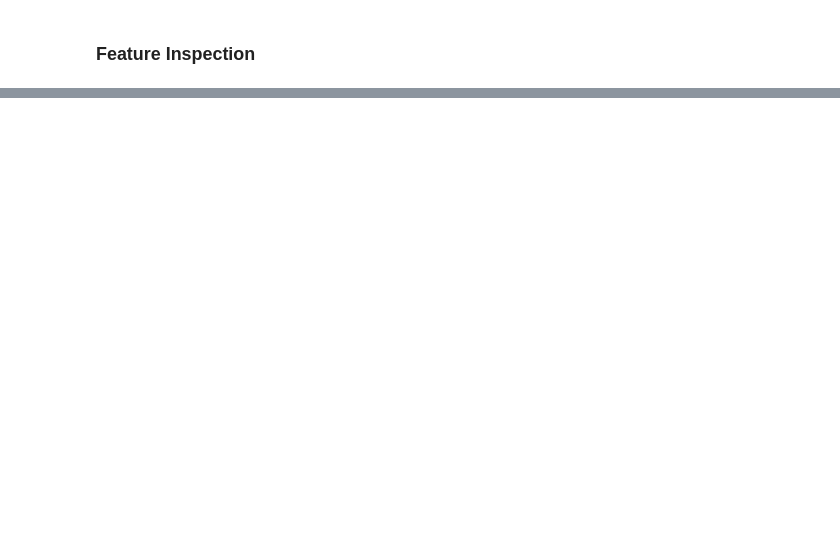
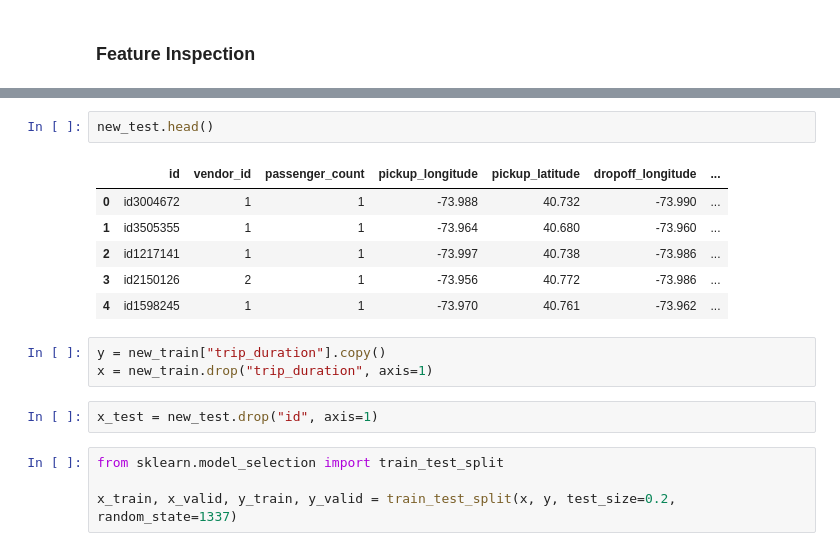
Before and after one commit to gregvidy/nyc_taxi_trip_kaggle, a Jupyter notebook: EDA.ipynb, the cells around one changed output, grey strips where cells are left out. Cells and saved outputs as stored; diff of their text form; blank space fills up the shorter version.

```diff
--- a/EDA.ipynb
+++ b/EDA.ipynb
@@ -178,0 +232,18 @@ plt.show()
+# %%
+new_test.head()
+# %% [output]
+|  | id | vendor_id | passenger_count | pickup_longitude | pickup_latitude | dropoff_longitude | ... |
+| 0 | id3004672 | 1 | 1 | -73.988 | 40.732 | -73.990 | ... |
+| 1 | id3505355 | 1 | 1 | -73.964 | 40.680 | -73.960 | ... |
+| 2 | id1217141 | 1 | 1 | -73.997 | 40.738 | -73.986 | ... |
+| 3 | id2150126 | 2 | 1 | -73.956 | 40.772 | -73.986 | ... |
+| 4 | id1598245 | 1 | 1 | -73.970 | 40.761 | -73.962 | ... |
+# %%
+y = new_train["trip_duration"].copy()
+x = new_train.drop("trip_duration", axis=1)
+# %%
+x_test = new_test.drop("id", axis=1)
+# %%
+from sklearn.model_selection import train_test_split
+
+x_train, x_valid, y_train, y_valid = train_test_split(x, y, test_size=0.2, random_state=1337)
```
Also changed, not shown: parts of 15 cells of this notebook.
